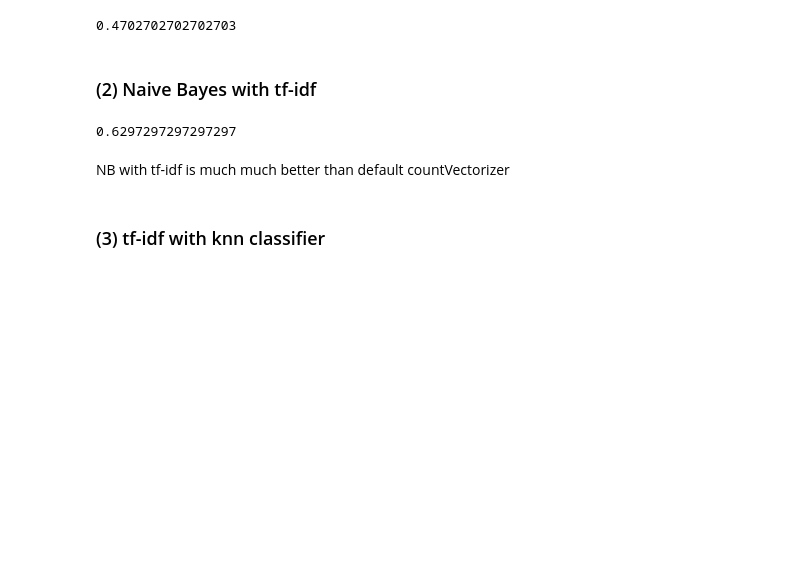
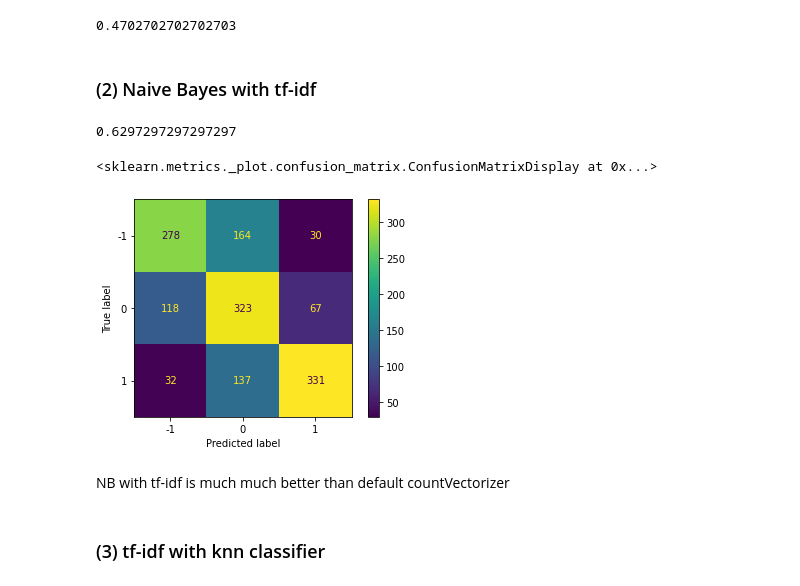
Before and after one commit to SupercarryNg/CouseraReview, a Jupyter notebook: sentiment_analysis.ipynb, the cells around one changed output. Drawn from its saved outputs; the diff is of its cells as text; code cells hidden in the pictures; blank space fills up the shorter version.

```diff
--- a/sentiment_analysis.ipynb
+++ b/sentiment_analysis.ipynb
@@ -107,23 +112,26 @@ print(accuracy)
 # %%
 from sklearn.feature_extraction.text import TfidfVectorizer
 from sklearn.metrics import accuracy_score
 from sklearn.model_selection import cross_val_score
 from sklearn.naive_bayes import MultinomialNB
 import seaborn as sns
 import matplotlib.pyplot as plt
 
 # perform text processing before fitting
 tfid = TfidfVectorizer()
 tfid.fit(X_train)
 
 X_train_tf = tfid.transform(X_train)
 X_test_tf = tfid.transform(X_test)
 
 clf = MultinomialNB()
 clf.fit(X_train_tf.toarray(), y_train)
-accuracy_score(y_test, clf.predict(X_test_tf.toarray()))
+print(accuracy_score(y_test, clf.predict(X_test_tf.toarray())))
+ConfusionMatrixDisplay.from_predictions(y_test, clf.predict(X_test_tf.toarray()))
 # %% [output]
 0.6297297297297297
+<sklearn.metrics._plot.confusion_matrix.ConfusionMatrixDisplay at 0x...>
+[figure, added]
 # %% [markdown]
 NB with tf-idf is much much better than default countVectorizer
 # %% [markdown]
```
Also changed, not shown: parts of 14 cells of this notebook.
